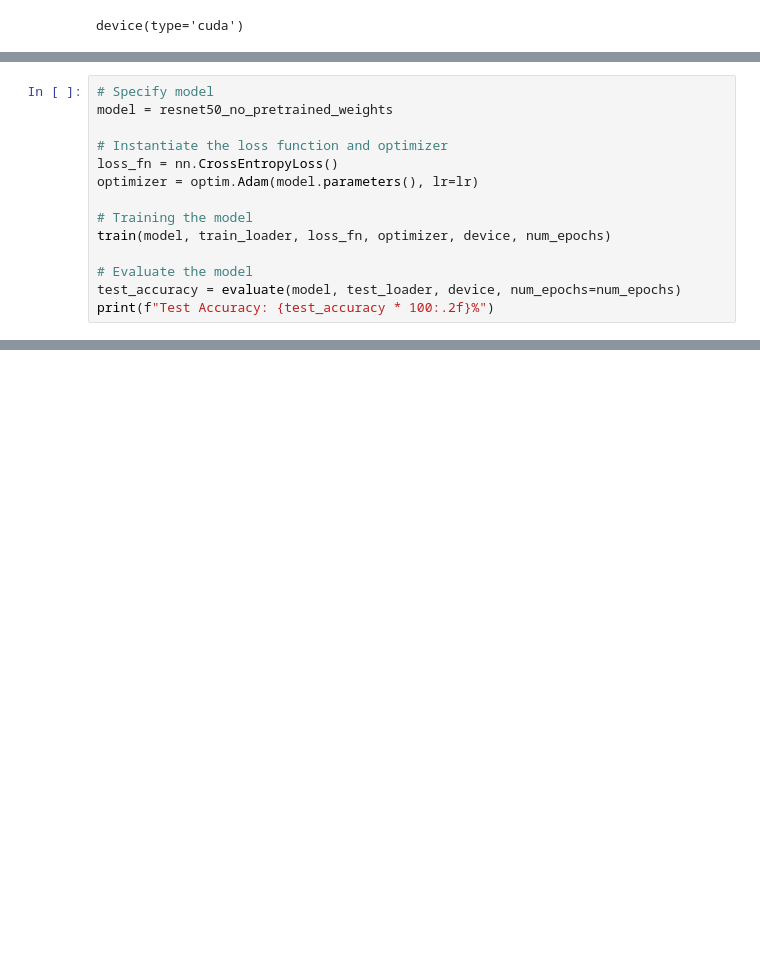
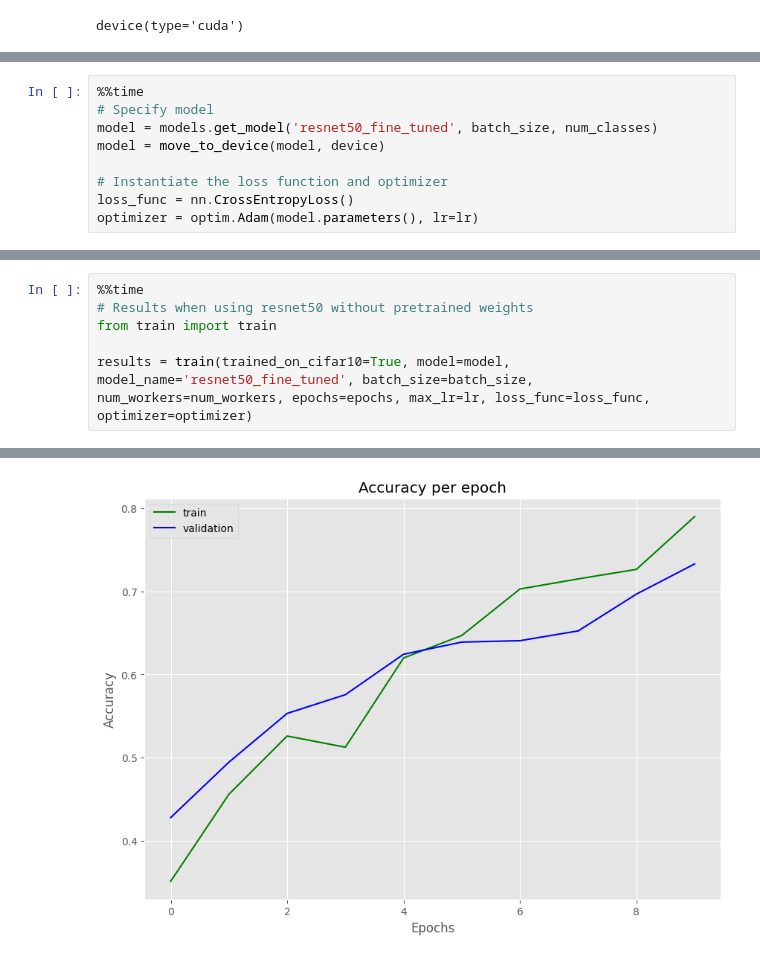
Before and after one commit to myng15/xAI-project-computer-vision, a Jupyter notebook: project-step-0-cifar10.ipynb, the cells around one changed output, grey strips where cells are left out. Saved outputs shown, nothing was run; the diff lists cells and outputs as text; blank space fills up the shorter version.

```diff
--- a/project-step-0-cifar10.ipynb
+++ b/project-step-0-cifar10.ipynb
@@ -422,14 +37,0 @@ Estimated Total Size (MB): 210.64
-# %%
-# Specify model
-model = resnet50_no_pretrained_weights
-
-# Instantiate the loss function and optimizer
-loss_fn = nn.CrossEntropyLoss()
-optimizer = optim.Adam(model.parameters(), lr=lr)
-
-# Training the model
-train(model, train_loader, loss_fn, optimizer, device, num_epochs)
-
-# Evaluate the model
-test_accuracy = evaluate(model, test_loader, device, num_epochs=num_epochs)
-print(f"Test Accuracy: {test_accuracy * 100:.2f}%")
@@ -729,0 +232,9 @@ plt.show()
+# %%
+%%time
+# Specify model
+model = models.get_model('resnet50_fine_tuned', batch_size, num_classes)
+model = move_to_device(model, device)
+
+# Instantiate the loss function and optimizer
+loss_func = nn.CrossEntropyLoss()
+optimizer = optim.Adam(model.parameters(), lr=lr)
@@ -729,0 +259,7 @@ plt.show()
+# %%
+%%time
+# Results when using resnet50 without pretrained weights
+from train import train
+
+results = train(trained_on_cifar10=True, model=model, model_name='resnet50_fine_tuned', batch_size=batch_size, num_workers=num_workers, epochs=epochs, max_lr=lr, loss_func=loss_func, optimizer=optimizer)
+# %% [output]
@@ -729,0 +283 @@ plt.show()
+[figure, added]
```
Also changed, not shown: parts of 61 cells of this notebook.
